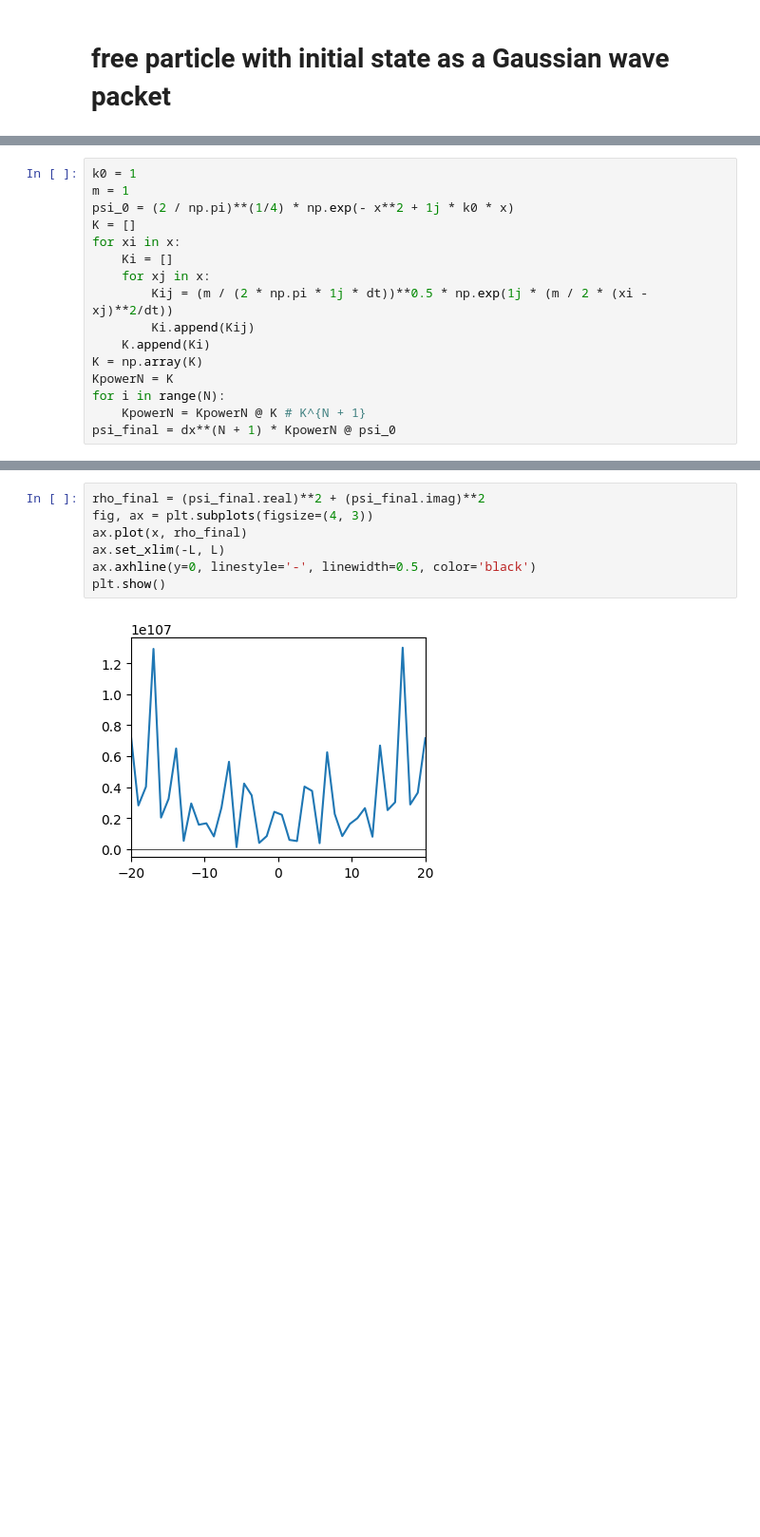
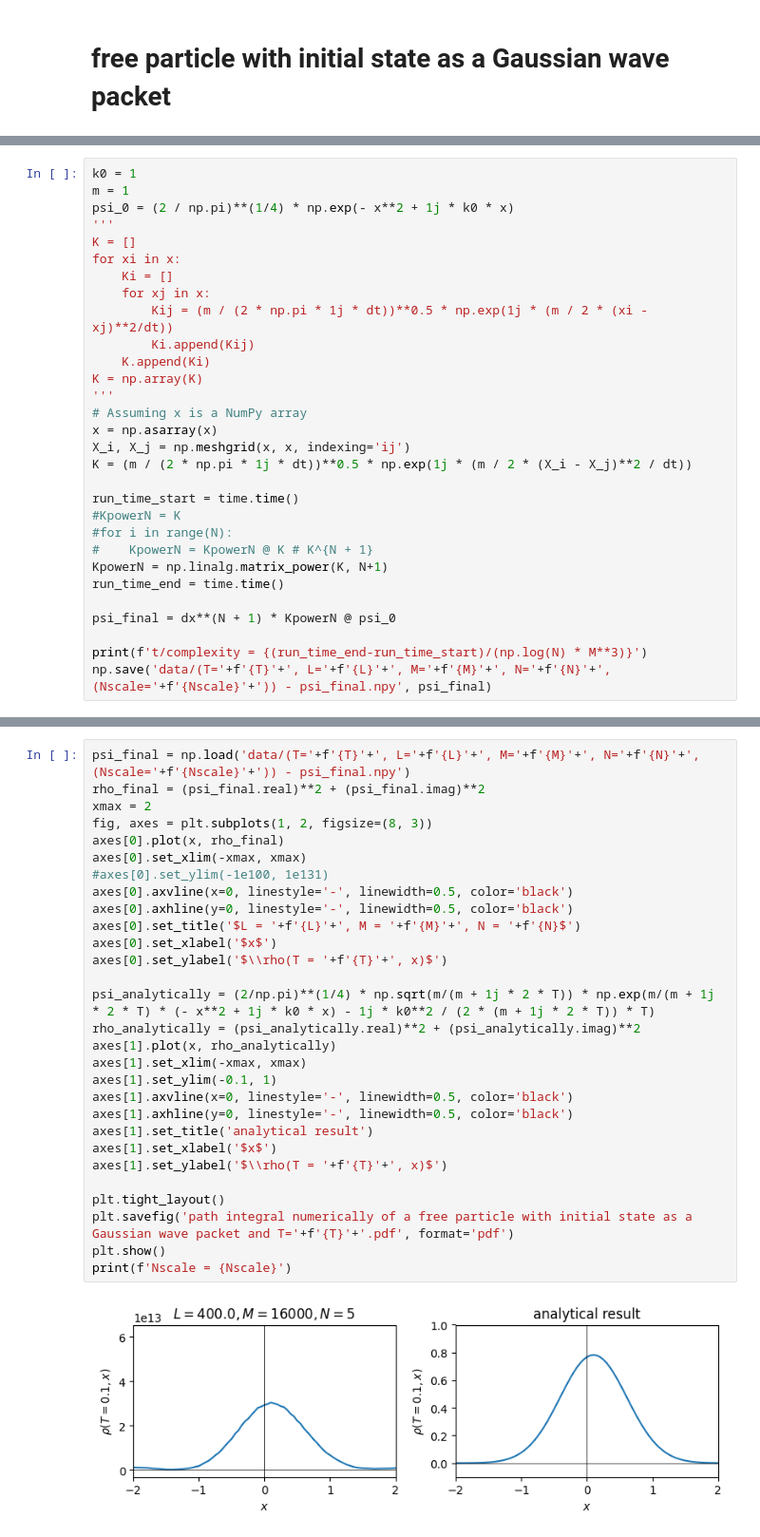
Before and after one commit to siyang03/numerical-path-integral, a Jupyter notebook: path integral 2.ipynb, the cells around one changed output, grey strips where cells are left out. Shown: that part at 95% size. Drawn from its saved outputs; the diff is of its cells as text; blank space fills up the shorter version.

Commit message:
Gaussian wave packet

```diff
--- a/path integral 2.ipynb
+++ b/path integral 2.ipynb
@@ -15,6 +34,7 @@ dt = T/(N - 1 + 1)
 k0 = 1
 m = 1
 psi_0 = (2 / np.pi)**(1/4) * np.exp(- x**2 + 1j * k0 * x)
+'''
 K = []
 for xi in x:
     Ki = []
@@ -23,7 +43,20 @@ for xi in x:
         Ki.append(Kij)
     K.append(Ki)
 K = np.array(K)
-KpowerN = K
-for i in range(N):
-    KpowerN = KpowerN @ K # K^{N + 1}
+'''
+# Assuming x is a NumPy array
+x = np.asarray(x)
+X_i, X_j = np.meshgrid(x, x, indexing='ij')
+K = (m / (2 * np.pi * 1j * dt))**0.5 * np.exp(1j * (m / 2 * (X_i - X_j)**2 / dt))
+
+run_time_start = time.time()
+#KpowerN = K
+#for i in range(N):
+#    KpowerN = KpowerN @ K # K^{N + 1}
+KpowerN = np.linalg.matrix_power(K, N+1)
+run_time_end = time.time()
+
 psi_final = dx**(N + 1) * KpowerN @ psi_0
+
+print(f't/complexity = {(run_time_end-run_time_start)/(np.log(N) * M**3)}')
+np.save('data/(T='+f'{T}'+', L='+f'{L}'+', M='+f'{M}'+', N='+f'{N}'+', (Nscale='+f'{Nscale}'+')) - psi_final.npy', psi_final)
@@ -30,9 +65,31 @@ psi_final = dx**(N + 1) * KpowerN @ psi_0
 # %%
+psi_final = np.load('data/(T='+f'{T}'+', L='+f'{L}'+', M='+f'{M}'+', N='+f'{N}'+', (Nscale='+f'{Nscale}'+')) - psi_final.npy')
 rho_final = (psi_final.real)**2 + (psi_final.imag)**2
-fig, ax = plt.subplots(figsize=(4, 3))
-ax.plot(x, rho_final)
-ax.set_xlim(-L, L)
-ax.axhline(y=0, linestyle='-', linewidth=0.5, color='black')
+xmax = 2
+fig, axes = plt.subplots(1, 2, figsize=(8, 3))
+axes[0].plot(x, rho_final)
+axes[0].set_xlim(-xmax, xmax)
+#axes[0].set_ylim(-1e100, 1e131)
+axes[0].axvline(x=0, linestyle='-', linewidth=0.5, color='black')
+axes[0].axhline(y=0, linestyle='-', linewidth=0.5, color='black')
+axes[0].set_title('$L = '+f'{L}'+', M = '+f'{M}'+', N = '+f'{N}$')
+axes[0].set_xlabel('$x$')
+axes[0].set_ylabel('$\\rho(T = '+f'{T}'+', x)$')
+
+psi_analytically = (2/np.pi)**(1/4) * np.sqrt(m/(m + 1j * 2 * T)) * np.exp(m/(m + 1j * 2 * T) * (- x**2 + 1j * k0 * x) - 1j * k0**2 / (2 * (m + 1j * 2 * T)) * T)
+rho_analytically = (psi_analytically.real)**2 + (psi_analytically.imag)**2
+axes[1].plot(x, rho_analytically)
+axes[1].set_xlim(-xmax, xmax)
+axes[1].set_ylim(-0.1, 1)
+axes[1].axvline(x=0, linestyle='-', linewidth=0.5, color='black')
+axes[1].axhline(y=0, linestyle='-', linewidth=0.5, color='black')
+axes[1].set_title('analytical result')
+axes[1].set_xlabel('$x$')
+axes[1].set_ylabel('$\\rho(T = '+f'{T}'+', x)$')
+
+plt.tight_layout()
+plt.savefig('path integral numerically of a free particle with initial state as a Gaussian wave packet and T='+f'{T}'+'.pdf', format='pdf')
 plt.show()
+print(f'Nscale = {Nscale}')
 # %% [output]
-[figure, old version]
+[figure, new version]
```
Also changed, not shown: parts of 14 cells of this notebook, 30 other files.
